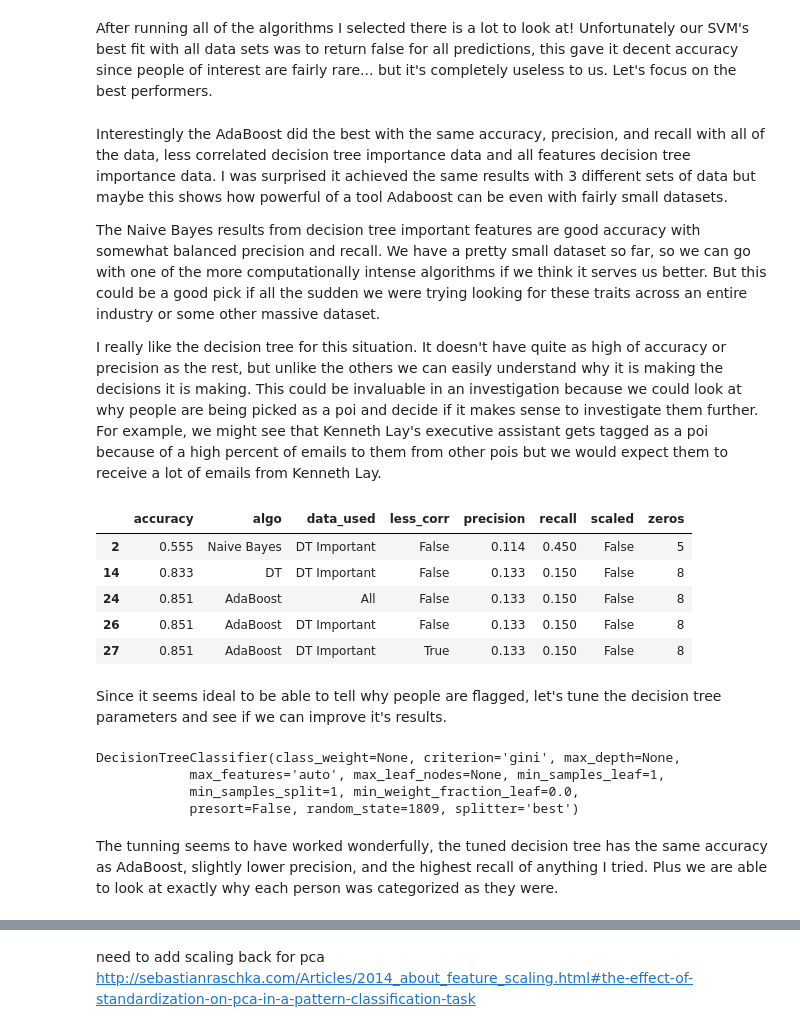
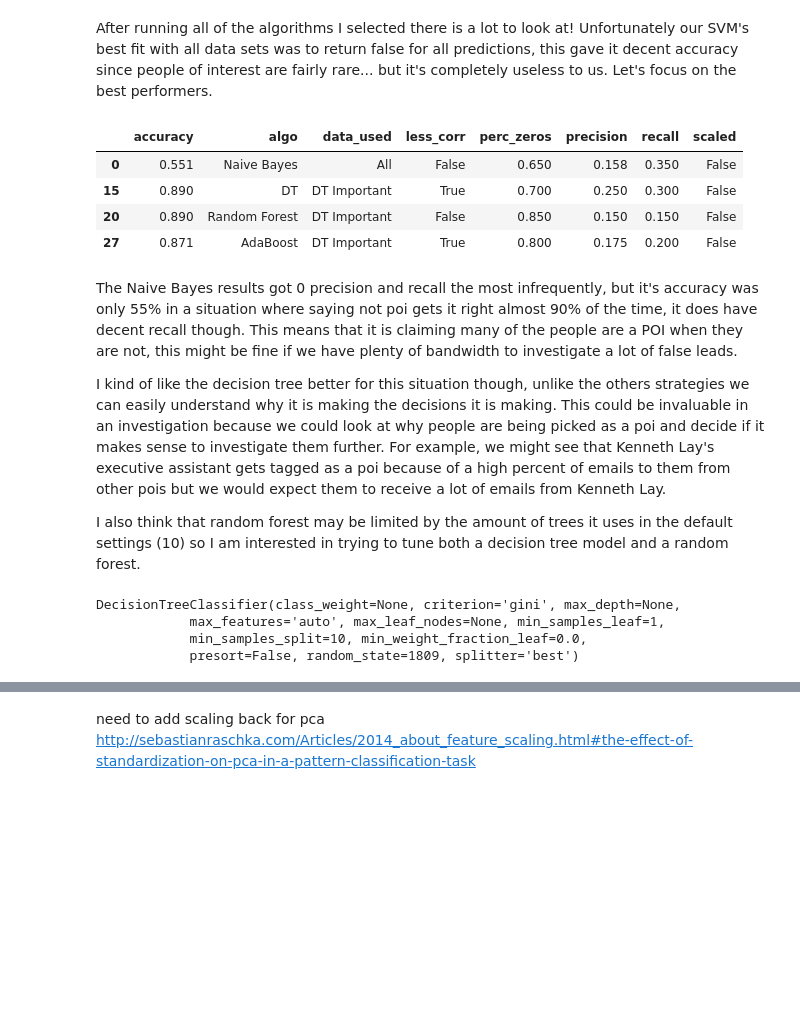
Before and after one commit to 808sAndBR/Data_Analyst_Nanodegree, a Jupyter notebook: Project5/ud120-projects/final_project/POI_writeup.ipynb, the cells around one changed output, grey strips where cells are left out. Saved outputs shown, nothing was run; the diff lists cells and outputs as text; code cells hidden in the pictures; blank space fills up the shorter version.

Commit message:
removing a lot of code I turned into fuctions. Experimenting with importance feature count

```diff
--- a/Project5/ud120-projects/final_project/POI_writeup.ipynb
+++ b/Project5/ud120-projects/final_project/POI_writeup.ipynb
@@ -606,22 +539,19 @@ algos_tried_df
 # %% [markdown]
 After running all of the algorithms I selected there is a lot to look at! Unfortunately our SVM's best fit with all data sets was to return false for all predictions, this gave it decent accuracy since people of interest are fairly rare... but it's completely useless to us. Let's focus on the best performers.
+# %%
+algos_tried_df.loc[[0,15,20,27]]
+# %% [output]
+|  | accuracy | algo | data_used | less_corr | perc_zeros | precision | recall | scaled |
+| 0 | 0.551 | Naive Bayes | All | False | 0.650 | 0.158 | 0.350 | False |
+| 15 | 0.890 | DT | DT Important | True | 0.700 | 0.250 | 0.300 | False |
+| 20 | 0.890 | Random Forest | DT Important | False | 0.850 | 0.150 | 0.150 | False |
+| 27 | 0.871 | AdaBoost | DT Important | True | 0.800 | 0.175 | 0.200 | False |
 # %% [markdown]
-Interestingly the AdaBoost did the best with the same accuracy, precision, and recall with all of the data, less correlated decision tree importance data and all features decision tree importance data. I was surprised it achieved the same results with 3 different sets of data but maybe this shows how powerful of a tool Adaboost can be even with fairly small datasets.
+The Naive Bayes results got 0 precision and recall the most infrequently, but it's accuracy was only 55% in a situation where saying not poi gets it right almost 90% of the time, it does have decent recall though. This means that it is claiming many of the people are a POI when they are not, this might be fine if we have plenty of bandwidth to investigate a lot of false leads.
 
-The Naive Bayes results from decision tree important features are good accuracy with somewhat balanced precision and recall. We have a pretty small dataset so far, so we can go with one of the more computationally intense algorithms if we think it serves us better. But this could be a good pick if all the sudden we were trying looking for these traits across an entire industry or some other massive dataset.
+I kind of like the decision tree better for this situation though, unlike the others strategies we can easily understand why it is making the decisions it is making. This could be invaluable in an investigation because we could look at why people are being picked as a poi and decide if it makes sense to investigate them further. For example, we might see that Kenneth Lay's executive assistant gets tagged as a poi because of a high percent of emails to them from other pois but we would expect them to receive a lot of emails from Kenneth Lay.
 
-I really like the decision tree for this situation. It doesn't have quite as high of accuracy or precision as the rest, but unlike the others we can easily understand why it is making the decisions it is making. This could be invaluable in an investigation because we could look at why people are being picked as a poi and decide if it makes sense to investigate them further. For example, we might see that Kenneth Lay's executive assistant gets tagged as a poi because of a high percent of emails to them from other pois but we would expect them to receive a lot of emails from Kenneth Lay.
+I also think that random forest may be limited by the amount of trees it uses in the default settings (10) so I am interested in trying to tune both a decision tree model and a random forest.
-# %%
-algos_tried_df.loc[[2,14,24,26,27]]
-# %% [output]
-|  | accuracy | algo | data_used | less_corr | precision | recall | scaled | zeros |
-| 2 | 0.555 | Naive Bayes | DT Important | False | 0.114 | 0.450 | False | 5 |
-| 14 | 0.833 | DT | DT Important | False | 0.133 | 0.150 | False | 8 |
-| 24 | 0.851 | AdaBoost | All | False | 0.133 | 0.150 | False | 8 |
-| 26 | 0.851 | AdaBoost | DT Important | False | 0.133 | 0.150 | False | 8 |
-| 27 | 0.851 | AdaBoost | DT Important | True | 0.133 | 0.150 | False | 8 |
-# %% [markdown]
-Since it seems ideal to be able to tell why people are flagged, let's tune the decision tree parameters and see if we can improve it's results.
 # %%
 # Set all of the decision tree parameters to try
 parameters = {'criterion':('gini', 'entropy'),
@@ -633,17 +563,15 @@ parameters = {'criterion':('gini', 'entropy'),
 # Create the classifier
 dt_clf = DecisionTreeClassifier(random_state=1809)
 
-# Grid search all the parameters with the
-# This works really well
+# Grid search all the parameters passed above
+# cv =15 is overfit
 tune_clf = GridSearchCV(dt_clf, parameters, scoring = 'f1', cv = 15)
 tune_clf.fit(features_train[dt_important_features], labels_train)
-tune_pred = tune_clf.predict(features_test[dt_important_features])
 
+# print the classifier so that I can put it in poi_id
 tune_clf.best_estimator_
 # %% [output]
 DecisionTreeClassifier(class_weight=None, criterion='gini', max_depth=None,
             max_features='auto', max_leaf_nodes=None, min_samples_leaf=1,
-            min_samples_split=1, min_weight_fraction_leaf=0.0,
+            min_samples_split=10, min_weight_fraction_leaf=0.0,
             presort=False, random_state=1809, splitter='best')
-# %% [markdown]
-The tunning seems to have worked wonderfully, the tuned decision tree has the same accuracy as AdaBoost, slightly lower precision, and the highest recall of anything I tried. Plus we are able to look at exactly why each person was categorized as they were.
```
Also changed, not shown: parts of 37 cells of this notebook.
